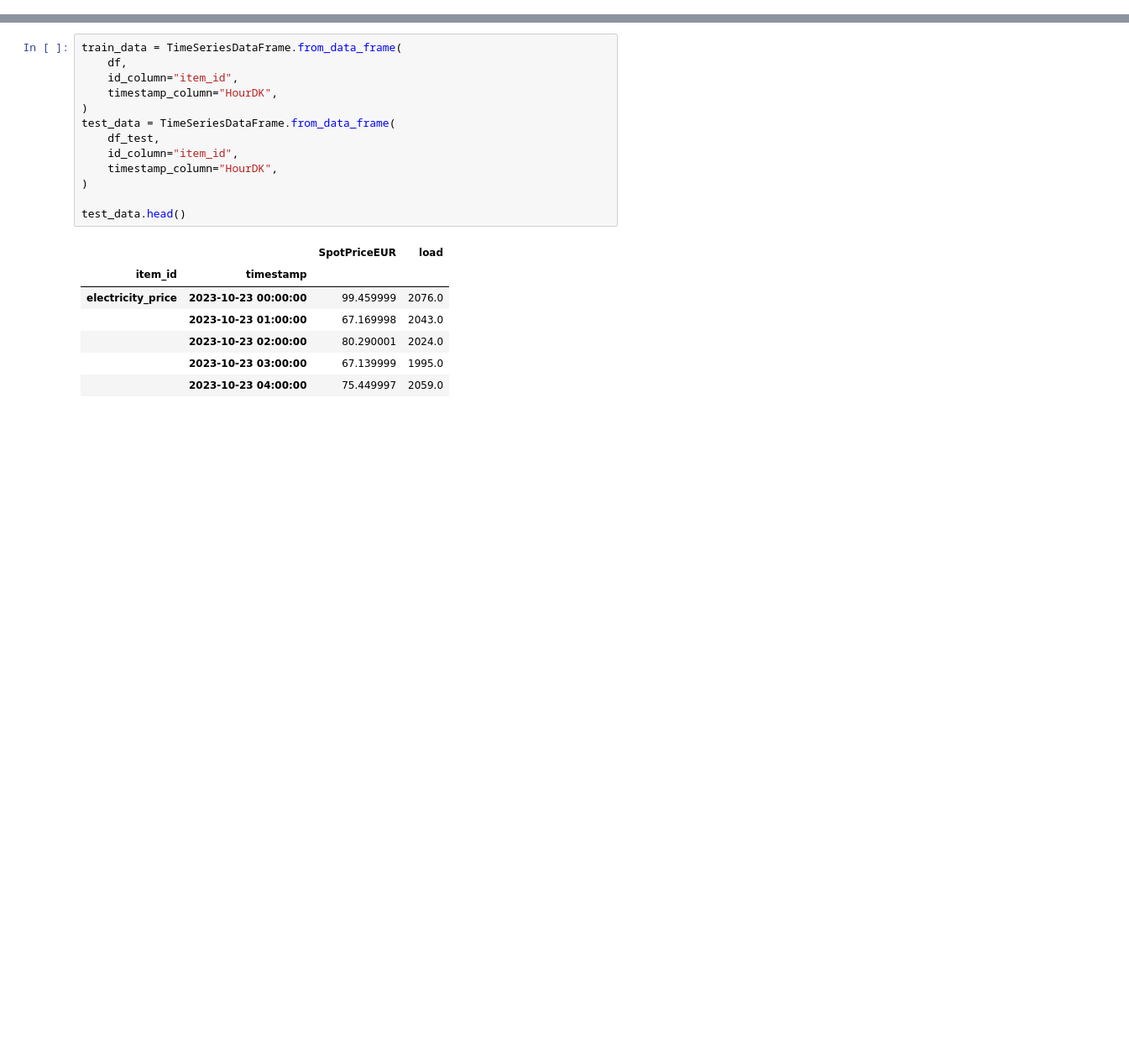
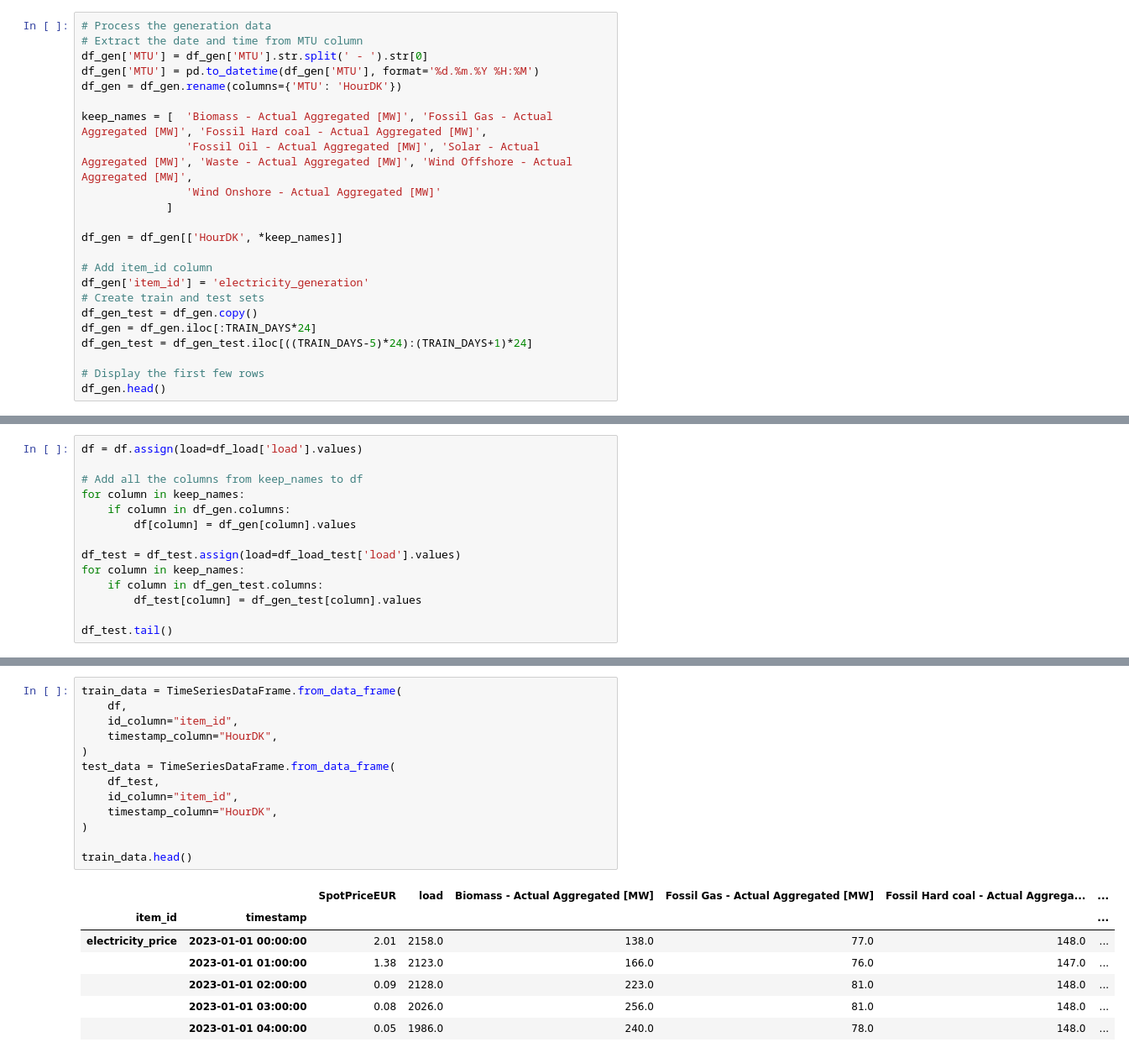
Before and after one commit to MarchesiGabriele/energy_price_forecasting, a Jupyter notebook: chronos_forecasting_full.ipynb, the cells around one changed output, grey strips where cells are left out. Shown: that part at 84% size. Saved outputs shown, nothing was run; the diff lists cells and outputs as text; blank space fills up the shorter version.

```diff
--- a/chronos_forecasting_full.ipynb
+++ b/chronos_forecasting_full.ipynb
@@ -42,3 +33,26 @@ df.head()
 | 11252 | 2023-01-01 02:00:00 | 0.09 | electricity_price |
 | 11251 | 2023-01-01 03:00:00 | 0.08 | electricity_price |
 | 11250 | 2023-01-01 04:00:00 | 0.05 | electricity_price |
+# %%
+# Process the generation data
+# Extract the date and time from MTU column
+df_gen['MTU'] = df_gen['MTU'].str.split(' - ').str[0]
+df_gen['MTU'] = pd.to_datetime(df_gen['MTU'], format='%d.%m.%Y %H:%M')
+df_gen = df_gen.rename(columns={'MTU': 'HourDK'})
+
+keep_names = [  'Biomass - Actual Aggregated [MW]', 'Fossil Gas - Actual Aggregated [MW]', 'Fossil Hard coal - Actual Aggregated [MW]',
+                'Fossil Oil - Actual Aggregated [MW]', 'Solar - Actual Aggregated [MW]', 'Waste - Actual Aggregated [MW]', 'Wind Offshore - Actual Aggregated [MW]',
+                'Wind Onshore - Actual Aggregated [MW]'
+             ]
+
+df_gen = df_gen[['HourDK', *keep_names]]
+
+# Add item_id column
+df_gen['item_id'] = 'electricity_generation'
+# Create train and test sets
+df_gen_test = df_gen.copy()
+df_gen = df_gen.iloc[:TRAIN_DAYS*24]
+df_gen_test = df_gen_test.iloc[((TRAIN_DAYS-5)*24):(TRAIN_DAYS+1)*24]
+
+# Display the first few rows
+df_gen.head()
@@ -154,0 +175,14 @@ df.tail()
+# %%
+df = df.assign(load=df_load['load'].values)
+
+# Add all the columns from keep_names to df
+for column in keep_names:
+    if column in df_gen.columns:
+        df[column] = df_gen[column].values
+
+df_test = df_test.assign(load=df_load_test['load'].values)
+for column in keep_names:
+    if column in df_gen_test.columns:
+        df_test[column] = df_gen_test[column].values
+
+df_test.tail()
@@ -155,24 +196,24 @@ df.tail()
 # %%
 train_data = TimeSeriesDataFrame.from_data_frame(
     df,
     id_column="item_id",
     timestamp_column="HourDK",
 )
 test_data = TimeSeriesDataFrame.from_data_frame(
     df_test,
     id_column="item_id",
     timestamp_column="HourDK",
 )
 
-test_data.head()
+train_data.head()
 # %% [output]
-|  |  | SpotPriceEUR | load |
-| item_id | timestamp |  |  |
-| electricity_price | 2023-10-23 00:00:00 | 99.459999 | 2076.0 |
-|  | 2023-10-23 01:00:00 | 67.169998 | 2043.0 |
-|  | 2023-10-23 02:00:00 | 80.290001 | 2024.0 |
-|  | 2023-10-23 03:00:00 | 67.139999 | 1995.0 |
-|  | 2023-10-23 04:00:00 | 75.449997 | 2059.0 |
+|  |  | SpotPriceEUR | load | Biomass - Actual Aggregated [MW] | Fossil Gas - Actual Aggregated [MW] | Fossil Hard coal - Actual Aggrega... | ... |
+| item_id | timestamp |  |  |  |  |  | ... |
+| electricity_price | 2023-01-01 00:00:00 | 2.01 | 2158.0 | 138.0 | 77.0 | 148.0 | ... |
+|  | 2023-01-01 01:00:00 | 1.38 | 2123.0 | 166.0 | 76.0 | 147.0 | ... |
+|  | 2023-01-01 02:00:00 | 0.09 | 2128.0 | 223.0 | 81.0 | 148.0 | ... |
+|  | 2023-01-01 03:00:00 | 0.08 | 2026.0 | 256.0 | 81.0 | 148.0 | ... |
+|  | 2023-01-01 04:00:00 | 0.05 | 1986.0 | 240.0 | 78.0 | 148.0 | ... |
 # %%
 predictor = TimeSeriesPredictor(
     prediction_length=24,
```
Also changed, not shown: parts of 10 cells of this notebook, 1 other file.
